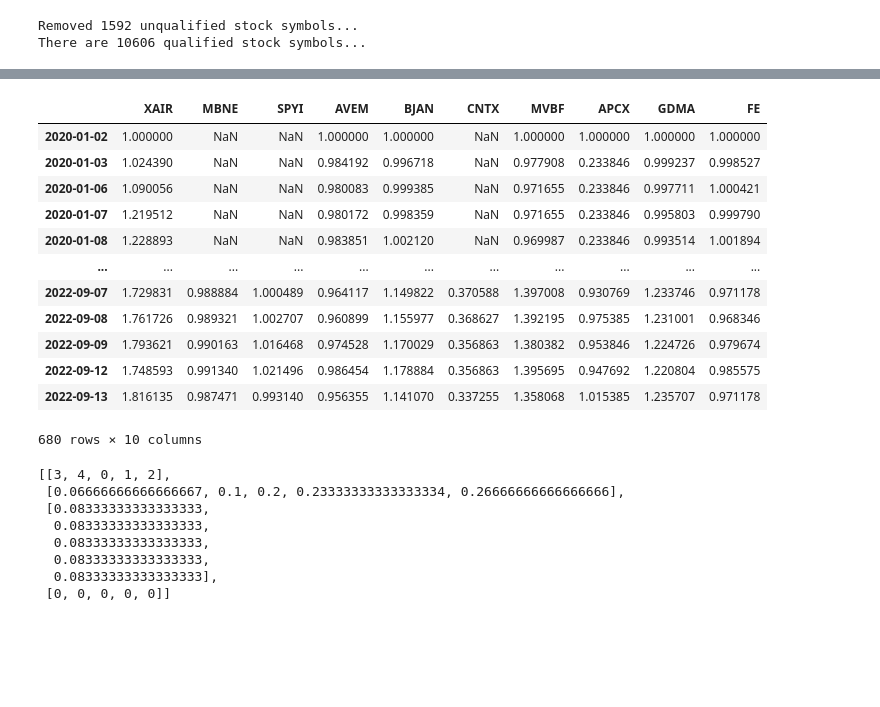
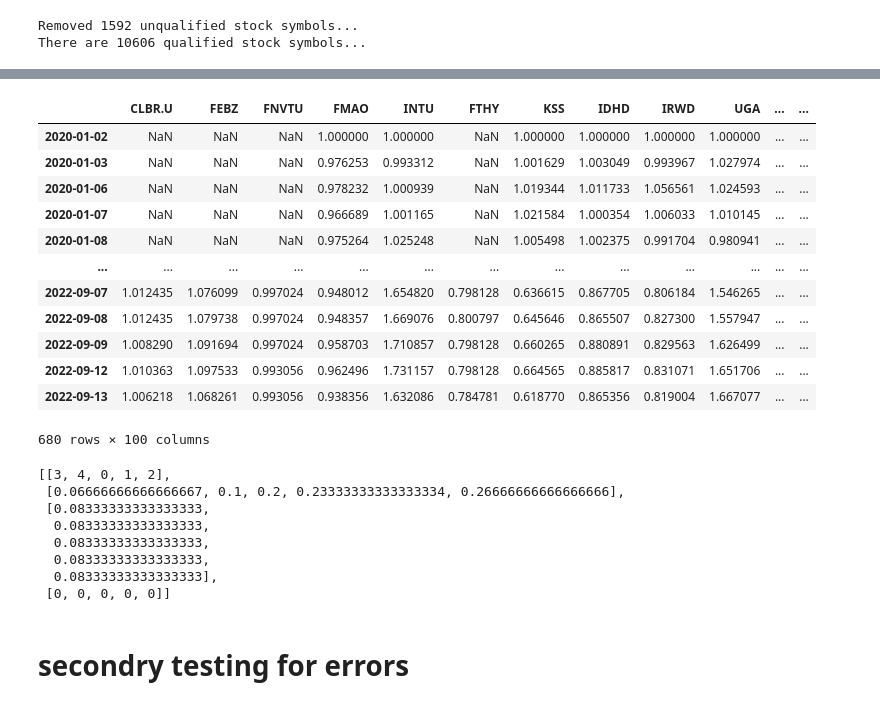
Before and after one commit to nevakrien/stock-bot, a Jupyter notebook: abit more serious.ipynb, the cells around one changed output, grey strips where cells are left out. Cells and saved outputs as stored; diff of their text form; code cells hidden in the pictures; blank space fills up the shorter version.

Commit message:
second bug fix attempt

```diff
--- a/abit more serious.ipynb
+++ b/abit more serious.ipynb
@@ -87,38 +115,42 @@ ticker_list
 # %%
 start='01/01/2020'
-end=None
+end='09/14/2022'
 # %%
+import concurrent.futures
+
 def get_seiries(ticker,start,end,entry="adjclose"):
     try:
         raw = get_data(ticker.split(".")[0], start_date=start, end_date=end)[entry]
     except:
         try:
             raw = get_data(ticker.replace(".","-"), start_date=start, end_date=end)[entry]
         except:
             raw = get_data(ticker[0:4], start_date=start, end_date=end)[entry]
     return raw/raw[0]
 
 def get_df(l,start,end,entry="adjclose"):
-    x=[get_seiries(name,start,end,entry=entry) for name in l]
+    with concurrent.futures.ThreadPoolExecutor() as executor:
+        x=[executor.submit(lambda x: get_seiries(x,start,end,entry=entry),name)for name in l]
+        x=[a.result() for a in x]
     for i,c in enumerate(x):
         c.name=l[i]
     return pd.DataFrame(x).transpose()
-y=get_df(ticker_list[1990:2000],start,end,entry="adjclose")
+y=get_df(ticker_list[2000:2100],start,end,entry="adjclose")
 y
 # %% [output]
-|  | XAIR | MBNE | SPYI | AVEM | BJAN | CNTX | MVBF | APCX | GDMA | FE |
-| 2020-01-02 | 1.000000 | NaN | NaN | 1.000000 | 1.000000 | NaN | 1.000000 | 1.000000 | 1.000000 | 1.000000 |
-| 2020-01-03 | 1.024390 | NaN | NaN | 0.984192 | 0.996718 | NaN | 0.977908 | 0.233846 | 0.999237 | 0.998527 |
-| 2020-01-06 | 1.090056 | NaN | NaN | 0.980083 | 0.999385 | NaN | 0.971655 | 0.233846 | 0.997711 | 1.000421 |
-| 2020-01-07 | 1.219512 | NaN | NaN | 0.980172 | 0.998359 | NaN | 0.971655 | 0.233846 | 0.995803 | 0.999790 |
-| 2020-01-08 | 1.228893 | NaN | NaN | 0.983851 | 1.002120 | NaN | 0.969987 | 0.233846 | 0.993514 | 1.001894 |
-| ... | ... | ... | ... | ... | ... | ... | ... | ... | ... | ... |
-| 2022-09-07 | 1.729831 | 0.988884 | 1.000489 | 0.964117 | 1.149822 | 0.370588 | 1.397008 | 0.930769 | 1.233746 | 0.971178 |
-| 2022-09-08 | 1.761726 | 0.989321 | 1.002707 | 0.960899 | 1.155977 | 0.368627 | 1.392195 | 0.975385 | 1.231001 | 0.968346 |
-| 2022-09-09 | 1.793621 | 0.990163 | 1.016468 | 0.974528 | 1.170029 | 0.356863 | 1.380382 | 0.953846 | 1.224726 | 0.979674 |
-| 2022-09-12 | 1.748593 | 0.991340 | 1.021496 | 0.986454 | 1.178884 | 0.356863 | 1.395695 | 0.947692 | 1.220804 | 0.985575 |
-| 2022-09-13 | 1.816135 | 0.987471 | 0.993140 | 0.956355 | 1.141070 | 0.337255 | 1.358068 | 1.015385 | 1.235707 | 0.971178 |
+|  | CLBR.U | FEBZ | FNVTU | FMAO | INTU | FTHY | KSS | IDHD | IRWD | UGA | ... | ... |
+| 2020-01-02 | NaN | NaN | NaN | 1.000000 | 1.000000 | NaN | 1.000000 | 1.000000 | 1.000000 | 1.000000 | ... | ... |
+| 2020-01-03 | NaN | NaN | NaN | 0.976253 | 0.993312 | NaN | 1.001629 | 1.003049 | 0.993967 | 1.027974 | ... | ... |
+| 2020-01-06 | NaN | NaN | NaN | 0.978232 | 1.000939 | NaN | 1.019344 | 1.011733 | 1.056561 | 1.024593 | ... | ... |
+| 2020-01-07 | NaN | NaN | NaN | 0.966689 | 1.001165 | NaN | 1.021584 | 1.000354 | 1.006033 | 1.010145 | ... | ... |
+| 2020-01-08 | NaN | NaN | NaN | 0.975264 | 1.025248 | NaN | 1.005498 | 1.002375 | 0.991704 | 0.980941 | ... | ... |
+| ... | ... | ... | ... | ... | ... | ... | ... | ... | ... | ... | ... | ... |
+| 2022-09-07 | 1.012435 | 1.076099 | 0.997024 | 0.948012 | 1.654820 | 0.798128 | 0.636615 | 0.867705 | 0.806184 | 1.546265 | ... | ... |
+| 2022-09-08 | 1.012435 | 1.079738 | 0.997024 | 0.948357 | 1.669076 | 0.800797 | 0.645646 | 0.865507 | 0.827300 | 1.557947 | ... | ... |
+| 2022-09-09 | 1.008290 | 1.091694 | 0.997024 | 0.958703 | 1.710857 | 0.798128 | 0.660265 | 0.880891 | 0.829563 | 1.626499 | ... | ... |
+| 2022-09-12 | 1.010363 | 1.097533 | 0.993056 | 0.962496 | 1.731157 | 0.798128 | 0.664565 | 0.885817 | 0.831071 | 1.651706 | ... | ... |
+| 2022-09-13 | 1.006218 | 1.068261 | 0.993056 | 0.938356 | 1.632086 | 0.784781 | 0.618770 | 0.865356 | 0.819004 | 1.667077 | ... | ... |
-680 rows × 10 columns
+680 rows × 100 columns
 # %%
 def time_encode(t):
     first= [(a.day_of_week,a.day/30,a.month/12,(a.year-2020)) for a in t]
@@ -139,3 +171,5 @@ inv_look=layers.StringLookup(vocabulary=ticker_list,invert=True)
 tick_embed=layers.Embedding(len(ticker_list)+1,512,embeddings_constraint= tf.keras.constraints.unit_norm)
 
 day_embed=layers.Embedding(7,10)
+# %% [markdown]
+# secondry testing for errors
```
Also changed, not shown: parts of 10 cells of this notebook, 1 other file.
